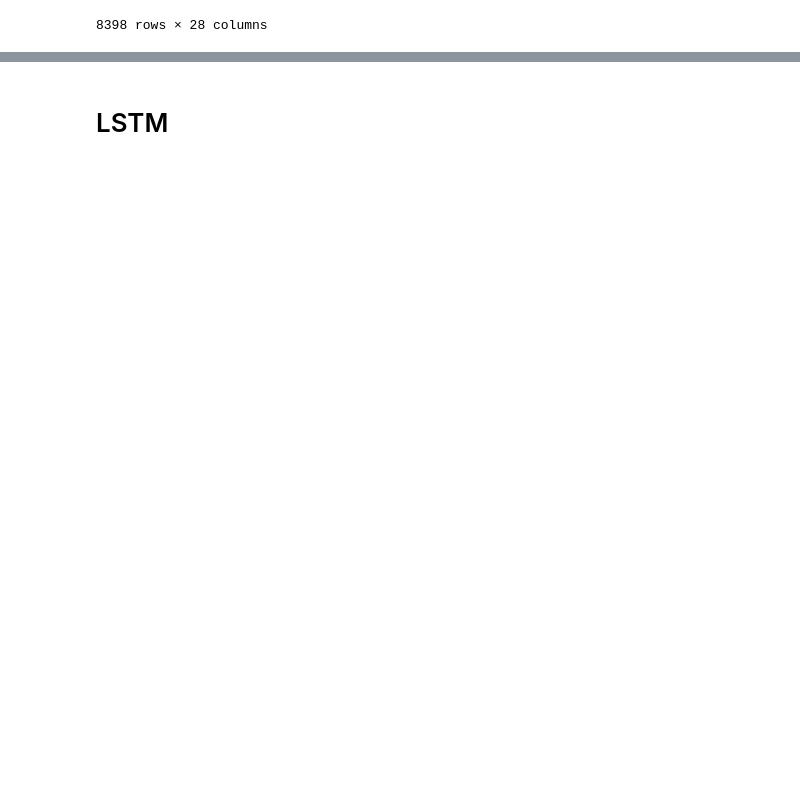
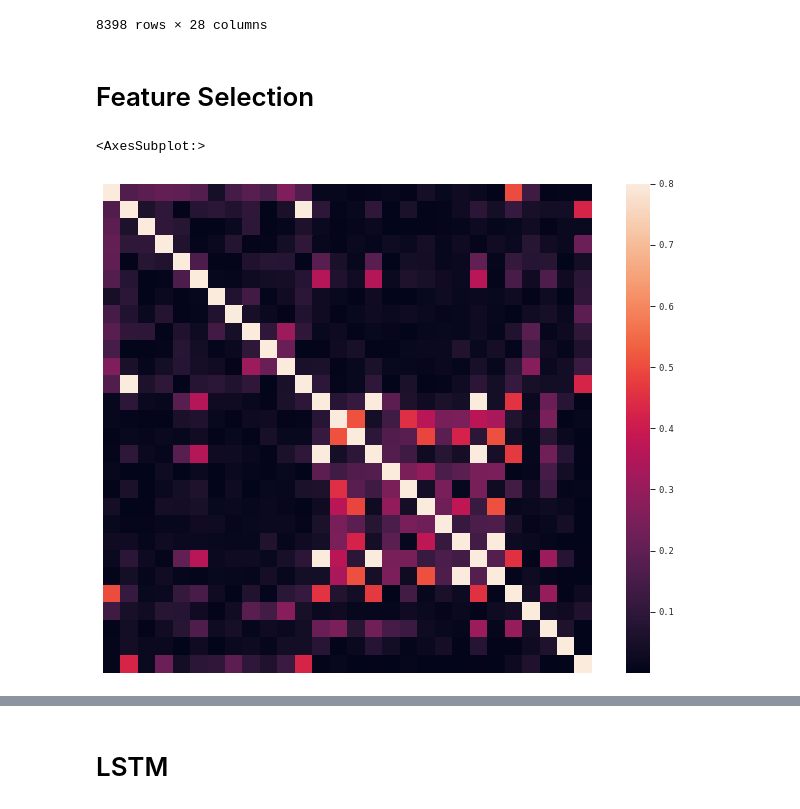
Before and after one commit to joaonpsilva/Tese_House_Energy_Prediciton, a Jupyter notebook: Energy_Pred_LSTM_MultiVariate-Copy1.ipynb, the cells around one changed output, grey strips where cells are left out. Cells and saved outputs as stored; diff of their text form; code cells hidden in the pictures; blank space fills up the shorter version.

```diff
--- a/Energy_Pred_LSTM_MultiVariate-Copy1.ipynb
+++ b/Energy_Pred_LSTM_MultiVariate-Copy1.ipynb
@@ -121,3 +122,15 @@ df
 | 2016-12-16 01:00:00 | 1.260231 | 0.004141 | 0.000100 | 0.041921 | 0.049140 | 0.123134 | 0.012743 | 0.031992 | 0.000999 | ... |
 | 2016-12-16 02:00:00 | 1.100358 | 0.004164 | 0.000085 | 0.041900 | 0.050063 | 0.065749 | 0.012957 | 0.031680 | 0.000993 | ... |
 8398 rows × 28 columns
+# %% [markdown]
+# Feature Selection
+# %%
+corrmat = df.corr(method='pearson', min_periods=1000)
+# plot absolute values
+corrmat = np.abs(corrmat)
+sns.set(context="paper", font="monospace")
+f, ax = plt.subplots(figsize=(12, 9))
+sns.heatmap(corrmat, vmax=.8, square=True, xticklabels = False, yticklabels = False)
+# %% [output]
+<AxesSubplot:>
+[figure, added]
```
Also changed, not shown: parts of 29 cells of this notebook.
